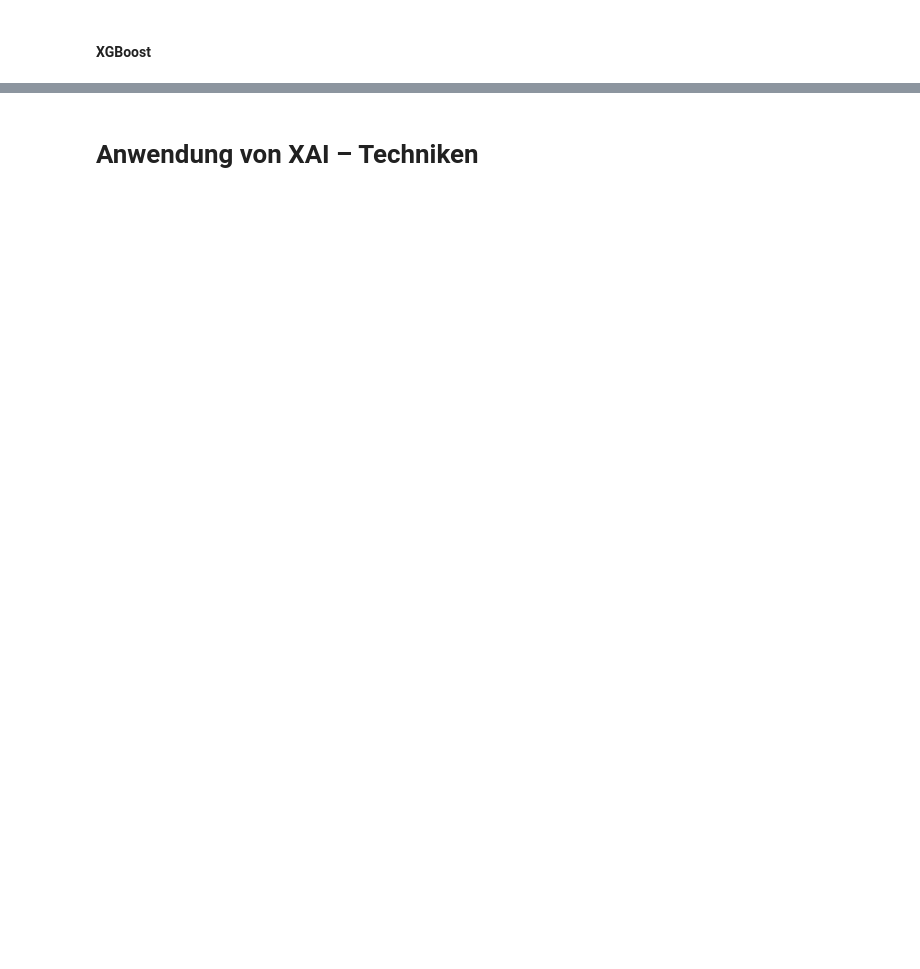
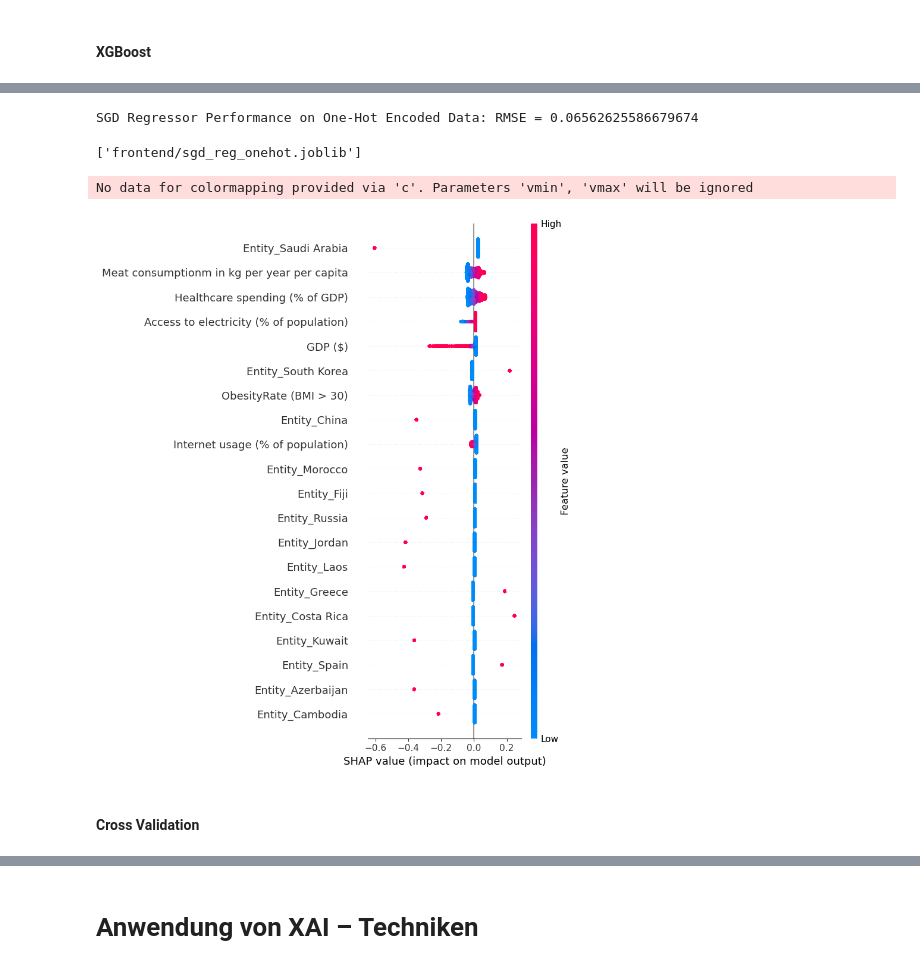
Before and after one commit to HarisFetic/Lebenserwartungs-Rechner-Projekt, a Jupyter notebook: sven/final.ipynb, the cells around one changed output, grey strips where cells are left out. Drawn from its saved outputs; the diff is of its cells as text; code cells hidden in the pictures; blank space fills up the shorter version.

```diff
--- a/sven/final.ipynb
+++ b/sven/final.ipynb
@@ -1655,0 +2212,48 @@ Model Performance: RMSE = 3.7843046284528907
+# %%
+# Load the dataset (one-hot encoding)
+data_onehot = pd.read_csv('training_dataset_onehot.csv')
+
+# Splitting the data into features and target variable
+X_onehot = data_onehot.drop(data_onehot.columns[-1], axis=1)
+y_onehot = data_onehot.iloc[:, -1]
+
+# Splitting the data into training and testing sets
+X_train_onehot, X_test_onehot, y_train_onehot, y_test_onehot = train_test_split(X_onehot, y_onehot, test_size=0.2, random_state=42)
+
+# Standardizing the features
+scaler_onehot = StandardScaler()
+X_train_scaled_onehot = scaler_onehot.fit_transform(X_train_onehot)
+X_test_scaled_onehot = scaler_onehot.transform(X_test_onehot)
+
+# Creating and training the SGD Regressor
+sgd_reg_onehot = SGDRegressor(random_state=42)
+sgd_reg_onehot.fit(X_train_scaled_onehot, y_train_onehot)
+
+# Predictions
+y_pred_sgd_onehot = sgd_reg_onehot.predict(X_test_scaled_onehot)
+
+# Evaluation
+mse_sgd_onehot = mean_squared_error(y_test_onehot, y_pred_sgd_onehot)
+rmse_sgd_onehot = np.sqrt(mse_sgd_onehot)
+
+print(f"SGD Regressor Performance on One-Hot Encoded Data: RMSE = {rmse_sgd_onehot}")
+
+# Save the SGD model (one-hot encoding)
+dump(sgd_reg_onehot, 'frontend/sgd_reg_onehot.joblib')
+# %% [output]
+SGD Regressor Performance on One-Hot Encoded Data: RMSE = 0.06562625586679674
+['frontend/sgd_reg_onehot.joblib']
+# %%
+# Erstellen eines SHAP-Explainers für das Modell
+explainer_onehot = shap.Explainer(sgd_reg_onehot, X_train_scaled_onehot)
+
+# Berechnung der SHAP-Werte für die Testdaten
+shap_values_onehot = explainer_onehot(X_test_scaled_onehot)
+
+# Visualisierung der SHAP-Werte (zum Beispiel mit einem Summary Plot)
+shap.summary_plot(shap_values_onehot, X_test_scaled_onehot, feature_names=X_onehot.columns)
+# %% [output]
+No data for colormapping provided via 'c'. Parameters 'vmin', 'vmax' will be ignored
+[figure, added]
+# %% [markdown]
+#### Cross Validation
```
Also changed, not shown: parts of 26 cells of this notebook, 3 other files.
